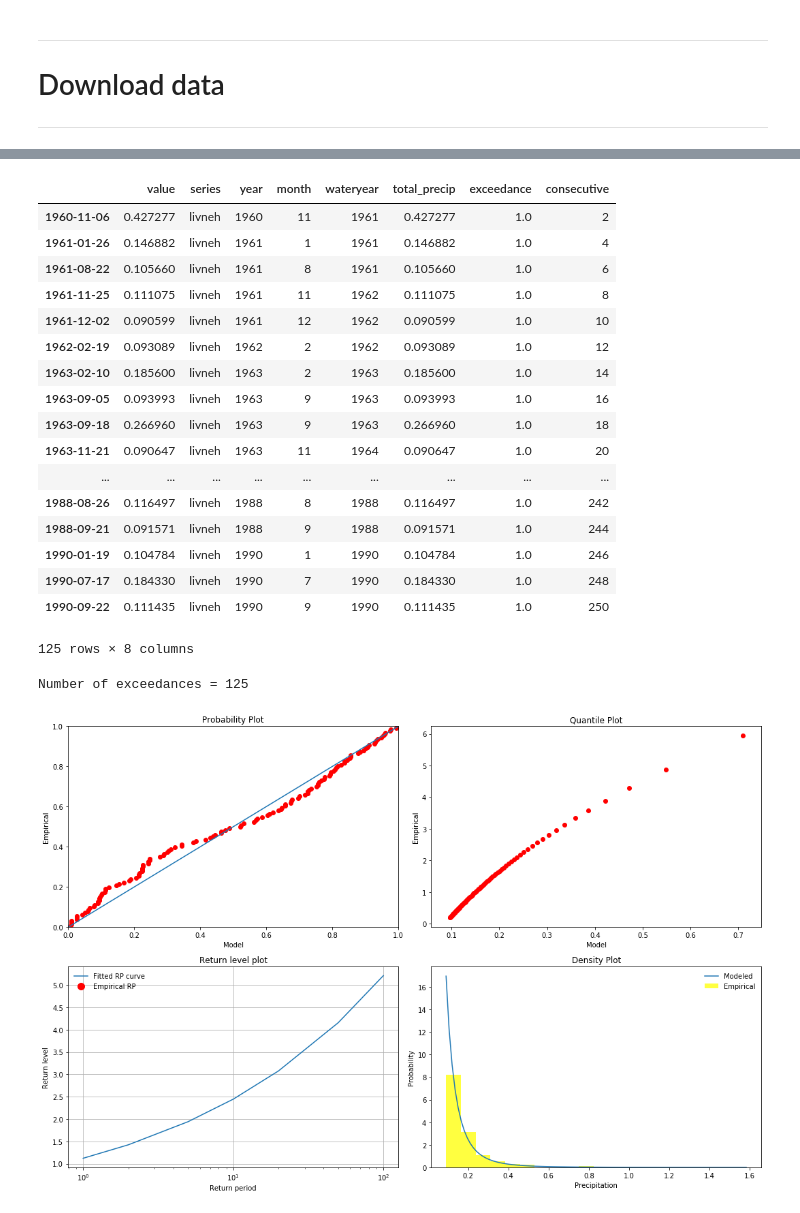
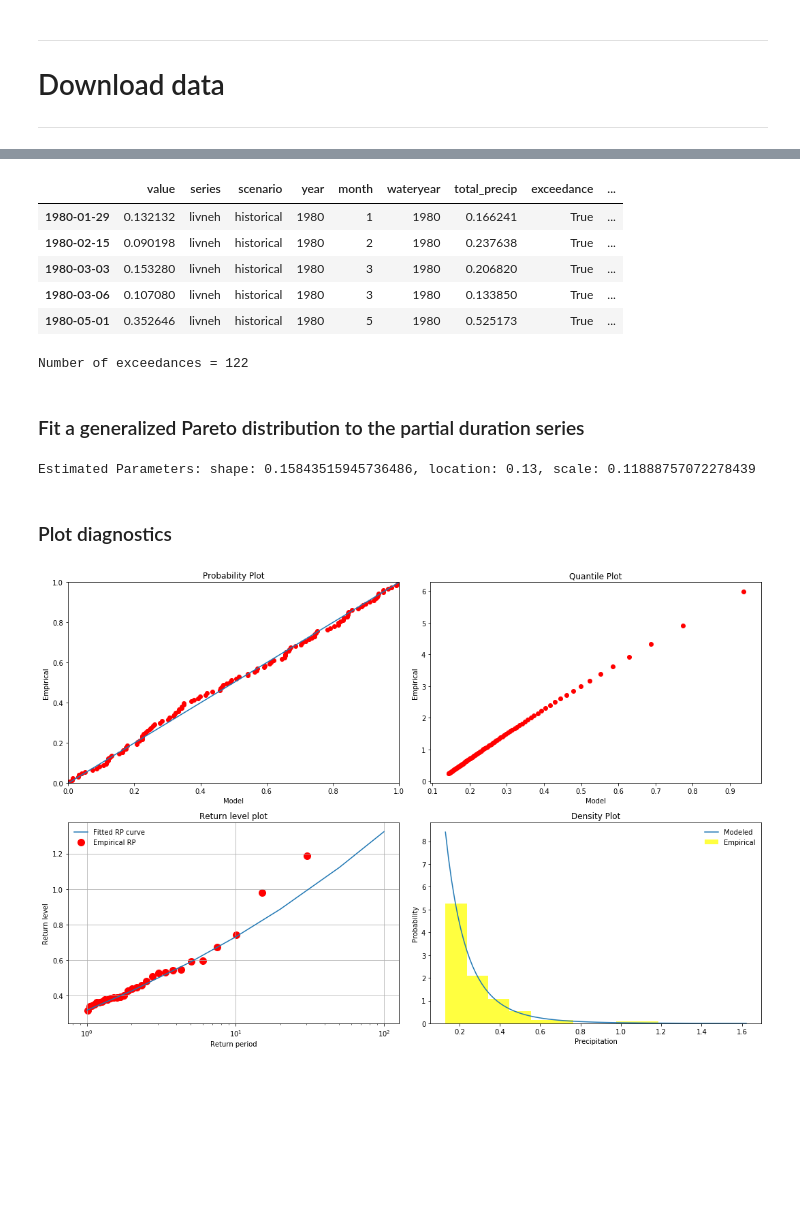
Before and after one commit to berkeley-gif/caladapt-docs, a Jupyter notebook: cookbook/precip_extreme_value_analysis-POT.ipynb, the cells around one changed output, grey strips where cells are left out. Drawn from its saved outputs; the diff is of its cells as text; code cells hidden in the pictures; blank space fills up the shorter version.

```diff
--- a/cookbook/precip_extreme_value_analysis-POT.ipynb
+++ b/cookbook/precip_extreme_value_analysis-POT.ipynb
@@ -296,4 +289,6 @@ Add a new column which identifies consecutive (back-to-back) extreme events. We
 # %%
-baselineDF['consecutive'] = (baselineDF.exceedance.shift(1) != baselineDF.exceedance).astype(int).cumsum()
-baselineDF
+baselineDF['consecutive_group_id'] = (baselineDF.exceedance.shift(1) != baselineDF.exceedance).astype(int).cumsum()
+
+# Display some records from the year 1980
+baselineDF[baselineDF.year == 1980].iloc[25:35, :]
 # %% [output]
@@ -319,35 +307,50 @@ baselineDF
 # Drop NaN values
 baselineDF = baselineDF.dropna()
 # %%
+# Find the max total_precip value from each set of back-to-back events
+
 # Adapted from https://stackoverflow.com/questions/27488080/python-pandas-filter-rows-after-groupby
 # Here, idxmax() finds the indices of the rows with max value within groups,
-# and .loc() filters the rows using those indices :
-exceedances = baselineDF[baselineDF['exceedance'] > 0]
-largest_consecutive_exceedances = exceedances.loc[exceedances.groupby(['consecutive'])['total_precip'].idxmax()]
-largest_consecutive_exceedances
+# and .loc() filters the rows using those indices
+exceedances = baselineDF[baselineDF['exceedance'] == True]
+largest_nonconsecutive_exceedances = exceedances.loc[exceedances.groupby(['consecutive_group_id'])['total_precip'].idxmax()]
+
+# Display data for 1980
+largest_nonconsecutive_exceedances[largest_nonconsecutive_exceedances.year == 1980]
 # %% [output]
-|  | value | series | year | month | wateryear | total_precip | exceedance | consecutive |
-| 1960-11-06 | 0.427277 | livneh | 1960 | 11 | 1961 | 0.427277 | 1.0 | 2 |
-| 1961-01-26 | 0.146882 | livneh | 1961 | 1 | 1961 | 0.146882 | 1.0 | 4 |
-| 1961-08-22 | 0.105660 | livneh | 1961 | 8 | 1961 | 0.105660 | 1.0 | 6 |
-| 1961-11-25 | 0.111075 | livneh | 1961 | 11 | 1962 | 0.111075 | 1.0 | 8 |
-| 1961-12-02 | 0.090599 | livneh | 1961 | 12 | 1962 | 0.090599 | 1.0 | 10 |
-| 1962-02-19 | 0.093089 | livneh | 1962 | 2 | 1962 | 0.093089 | 1.0 | 12 |
-| 1963-02-10 | 0.185600 | livneh | 1963 | 2 | 1963 | 0.185600 | 1.0 | 14 |
-| 1963-09-05 | 0.093993 | livneh | 1963 | 9 | 1963 | 0.093993 | 1.0 | 16 |
-| 1963-09-18 | 0.266960 | livneh | 1963 | 9 | 1963 | 0.266960 | 1.0 | 18 |
-| 1963-11-21 | 0.090647 | livneh | 1963 | 11 | 1964 | 0.090647 | 1.0 | 20 |
-| ... | ... | ... | ... | ... | ... | ... | ... | ... |
-| 1988-08-26 | 0.116497 | livneh | 1988 | 8 | 1988 | 0.116497 | 1.0 | 242 |
-| 1988-09-21 | 0.091571 | livneh | 1988 | 9 | 1988 | 0.091571 | 1.0 | 244 |
-| 1990-01-19 | 0.104784 | livneh | 1990 | 1 | 1990 | 0.104784 | 1.0 | 246 |
-| 1990-07-17 | 0.184330 | livneh | 1990 | 7 | 1990 | 0.184330 | 1.0 | 248 |
-| 1990-09-22 | 0.111435 | livneh | 1990 | 9 | 1990 | 0.111435 | 1.0 | 250 |
+|  | value | series | scenario | year | month | wateryear | total_precip | exceedance | ... |
+| 1980-01-29 | 0.132132 | livneh | historical | 1980 | 1 | 1980 | 0.166241 | True | ... |
+| 1980-02-15 | 0.090198 | livneh | historical | 1980 | 2 | 1980 | 0.237638 | True | ... |
+| 1980-03-03 | 0.153280 | livneh | historical | 1980 | 3 | 1980 | 0.206820 | True | ... |
+| 1980-03-06 | 0.107080 | livneh | historical | 1980 | 3 | 1980 | 0.133850 | True | ... |
+| 1980-05-01 | 0.352646 | livneh | historical | 1980 | 5 | 1980 | 0.525173 | True | ... |
-125 rows × 8 columns
 # %%
-# Create a Partial duration series
-PDS = largest_consecutive_exceedances['total_precip'].values
+# Create the Partial duration series
+PDS = largest_nonconsecutive_exceedances['total_precip'].values
 print('Number of exceedances =', len(PDS))
 # %% [output]
-Number of exceedances = 125
+Number of exceedances = 122
+# %% [markdown]
+### Fit a generalized Pareto distribution to the partial duration series
+# %%
+def fitData(data, mu):
+    """
+    Calculate parameter estimates for shape and scale while holding the location at threshold value.
+    Freeze the distribution using these parameters estimates.
+    :param ndarray data: numpy array of data values (partial duration series)
+    :param float mu: Threshold value
+    :returns: Frozen distribution and parameter estimates
+    """
+    LOG.info('General Pareto model fitted to Partial Duration Series Series using MLE estimation method')
+    params = genpareto.fit(data, floc=mu)
+    fit = genpareto(*params)
+    return (fit, params)
+# %%
+# Get the frozen distribution object and parameter estimates
+gpa_fit, params = fitData(PDS, threshold)
+print('Estimated Parameters: shape: {}, location: {}, scale: {}'.format(params[0], params[1], params[2]))
+# %% [output]
+Estimated Parameters: shape: 0.15843515945736486, location: 0.13, scale: 0.11888757072278439
+# %% [markdown]
+### Plot diagnostics
 # %%
@@ -490,4 +477,4 @@ def plotDiagnostics(data, mu):
 # %%
-plotDiagnostics(PDS, threshold)
+plotDiagnostics(PDS, gpa_fit, threshold)
 # %% [output]
-[figure, old version]
+[figure, new version]
```
Also changed, not shown: parts of 33 cells of this notebook.
